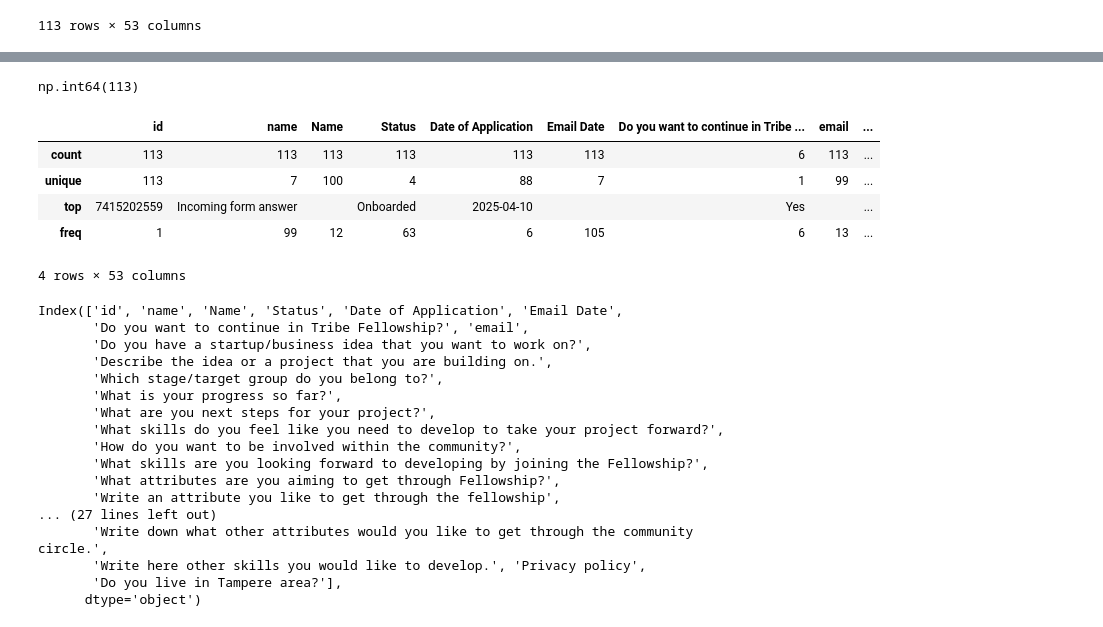
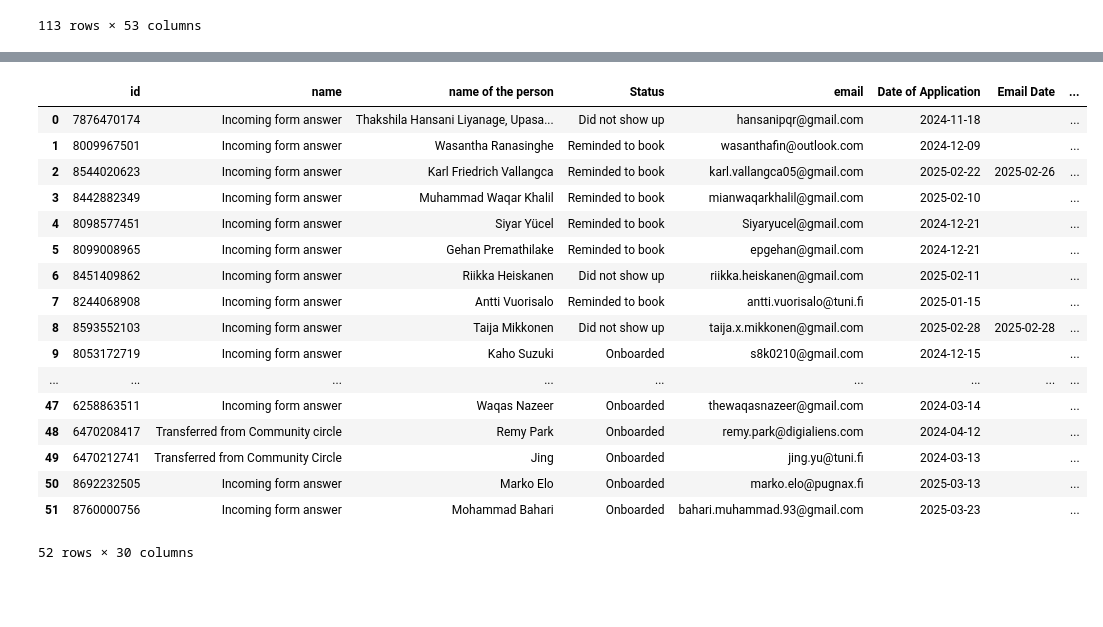
Before and after one commit to TribeDataTeam/Tribe-Data-Team, a Jupyter notebook: tribe_community_circle_data.ipynb, the cells around one changed output, grey strips where cells are left out. Saved outputs shown, nothing was run; the diff lists cells and outputs as text; code cells hidden in the pictures; blank space fills up the shorter version.

Commit message:
tribe_data_team_update_05_12

```diff
--- a/tribe_community_circle_data.ipynb
+++ b/tribe_community_circle_data.ipynb
@@ -91 +160,23 @@ comreg_data
+# %%
+fellowship_data = pd.DataFrame(rows)
+fellowship_data
+# %% [output]
+|  | id | name | name of the person | Status | email | Date of Application | Email Date | ... |
+| 0 | 7876470174 | Incoming form answer | Thakshila Hansani Liyanage, Upasa... | Did not show up | hansanipqr@gmail.com | 2024-11-18 |  | ... |
+| 1 | 8009967501 | Incoming form answer | Wasantha Ranasinghe | Reminded to book | wasanthafin@outlook.com | 2024-12-09 |  | ... |
+| 2 | 8544020623 | Incoming form answer | Karl Friedrich Vallangca | Reminded to book | karl.vallangca05@gmail.com | 2025-02-22 | 2025-02-26 | ... |
+| 3 | 8442882349 | Incoming form answer | Muhammad Waqar Khalil | Reminded to book | mianwaqarkhalil@gmail.com | 2025-02-10 |  | ... |
+| 4 | 8098577451 | Incoming form answer | Siyar Yücel | Reminded to book | Siyaryucel@gmail.com | 2024-12-21 |  | ... |
+| 5 | 8099008965 | Incoming form answer | Gehan Premathilake | Reminded to book | epgehan@gmail.com | 2024-12-21 |  | ... |
+| 6 | 8451409862 | Incoming form answer | Riikka Heiskanen | Did not show up | riikka.heiskanen@gmail.com | 2025-02-11 |  | ... |
+| 7 | 8244068908 | Incoming form answer | Antti Vuorisalo | Reminded to book | antti.vuorisalo@tuni.fi | 2025-01-15 |  | ... |
+| 8 | 8593552103 | Incoming form answer | Taija Mikkonen | Did not show up | taija.x.mikkonen@gmail.com | 2025-02-28 | 2025-02-28 | ... |
+| 9 | 8053172719 | Incoming form answer | Kaho Suzuki | Onboarded | s8k0210@gmail.com | 2024-12-15 |  | ... |
+| ... | ... | ... | ... | ... | ... | ... | ... | ... |
+| 47 | 6258863511 | Incoming form answer | Waqas Nazeer | Onboarded | thewaqasnazeer@gmail.com | 2024-03-14 |  | ... |
+| 48 | 6470208417 | Transferred from Community circle | Remy Park | Onboarded | remy.park@digialiens.com | 2024-04-12 |  | ... |
+| 49 | 6470212741 | Transferred from Community Circle | Jing | Onboarded | jing.yu@tuni.fi | 2024-03-13 |  | ... |
+| 50 | 8692232505 | Incoming form answer | Marko Elo | Onboarded | marko.elo@pugnax.fi | 2025-03-13 |  | ... |
+| 51 | 8760000756 | Incoming form answer | Mohammad Bahari | Onboarded | bahari.muhammad.93@gmail.com | 2025-03-23 |  | ... |
+52 rows × 30 columns
 # %%
@@ -93,34 +185,5 @@ comreg_data
-# %%
-comreg_data['Name'].duplicated().count()
-# %% [output]
-np.int64(113)
 # %%
-comreg_data.describe()
+#comreg_data.describe()
-# %% [output]
-|  | id | name | Name | Status | Date of Application | Email Date | Do you want to continue in Tribe ... | email | ... |
-| count | 113 | 113 | 113 | 113 | 113 | 113 | 6 | 113 | ... |
-| unique | 113 | 7 | 100 | 4 | 88 | 7 | 1 | 99 | ... |
-| top | 7415202559 | Incoming form answer |  | Onboarded | 2025-04-10 |  | Yes |  | ... |
-| freq | 1 | 99 | 12 | 63 | 6 | 105 | 6 | 13 | ... |
-4 rows × 53 columns
 # %%
-comreg_data.columns
+#comreg_data.columns
-# %% [output]
-Index(['id', 'name', 'Name', 'Status', 'Date of Application', 'Email Date',
-       'Do you want to continue in Tribe Fellowship?', 'email',
-       'Do you have a startup/business idea that you want to work on?',
-       'Describe the idea or a project that you are building on.',
-       'Which stage/target group do you belong to?',
-       'What is your progress so far?',
-       'What are you next steps for your project?',
-       'What skills do you feel like you need to develop to take your project forward?',
-       'How do you want to be involved within the community?',
-       'What skills are you looking forward to developing by joining the Fellowship?',
-       'What attributes are you aiming to get through Fellowship?',
-       'Write an attribute you like to get through the fellowship',
-... (27 lines left out)
-       'Write down what other attributes would you like to get through the community circle.',
-       'Write here other skills you would like to develop.', 'Privacy policy',
-       'Do you live in Tampere area?'],
-      dtype='object')
 # %%
```
Also changed, not shown: parts of 3 cells of this notebook.
